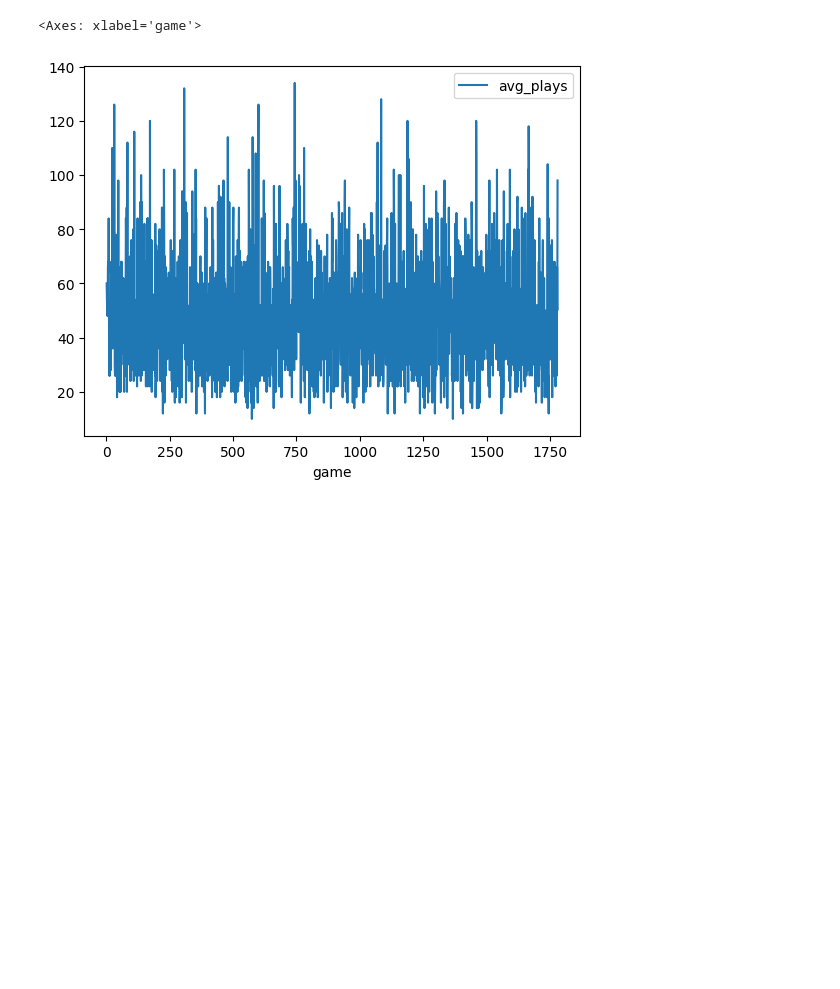
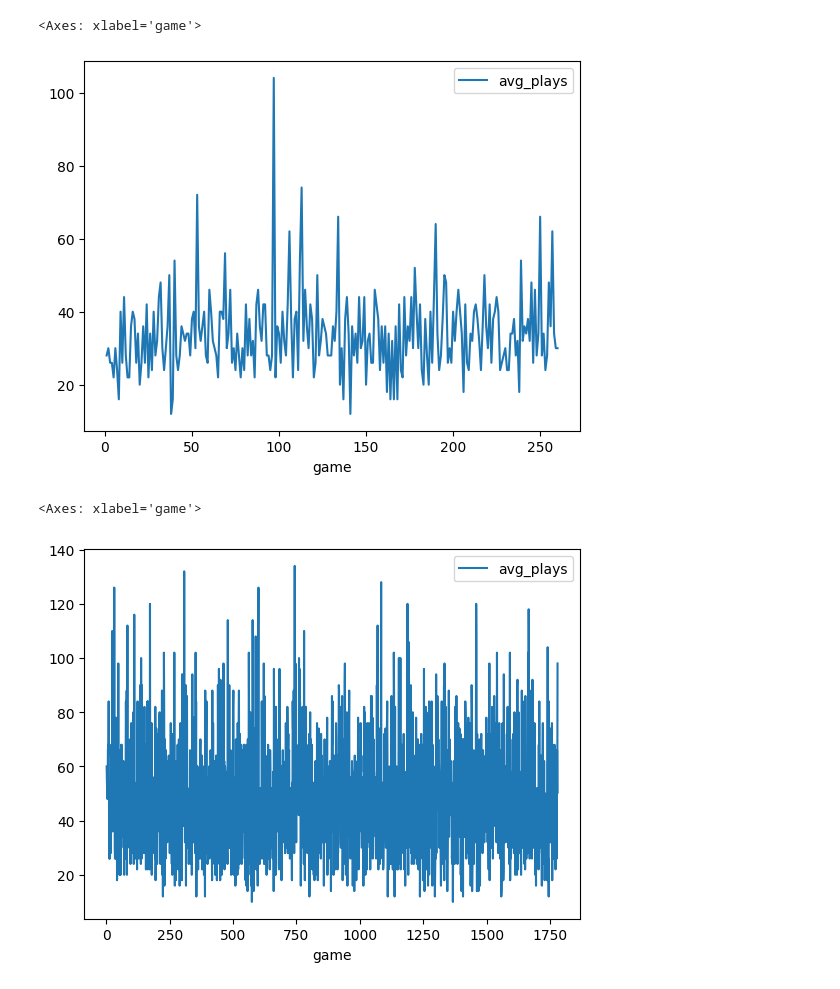
Before and after one commit to jaimekuei/rl-chess-nova-ims, a Jupyter notebook: evaluation.ipynb, the cells around one changed output. Drawn from its saved outputs; the diff is of its cells as text; code cells hidden in the pictures; blank space fills up the shorter version.

```diff
--- a/evaluation.ipynb
+++ b/evaluation.ipynb
@@ -3,6 +3,22 @@ import pickle
 import os
 from utils import load_checkpoint
 import pandas as pd
+# %%
+strategy = 'dqn_white_stockfish'
+version = 'v1'
+
+path_metrics = os.path.join(
+    os.getcwd(), 'checkpoint', strategy, version,
+    'history_metrics', 'checkpoint_game_metrics_iteration_260.pkl')
+
+with open(path_metrics, 'rb') as f:
+    metrics = pickle.load(f)
+
+results = pd.DataFrame(metrics)
+results.plot.line(x='game', y='avg_plays')
+# %% [output]
+<Axes: xlabel='game'>
+[figure, added]
 # %%
 strategy = 'q_learning_white_stockfish'
 version = 'v1'
```
Also changed, not shown: 4 other files.
